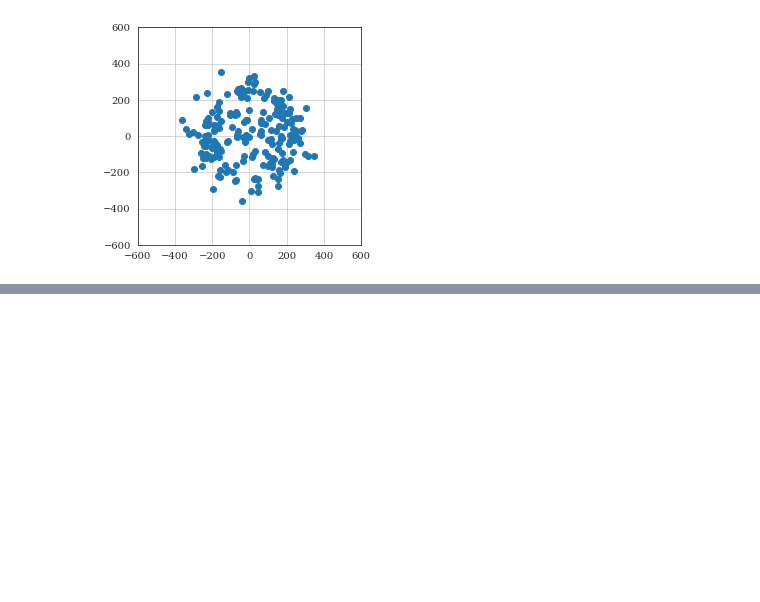
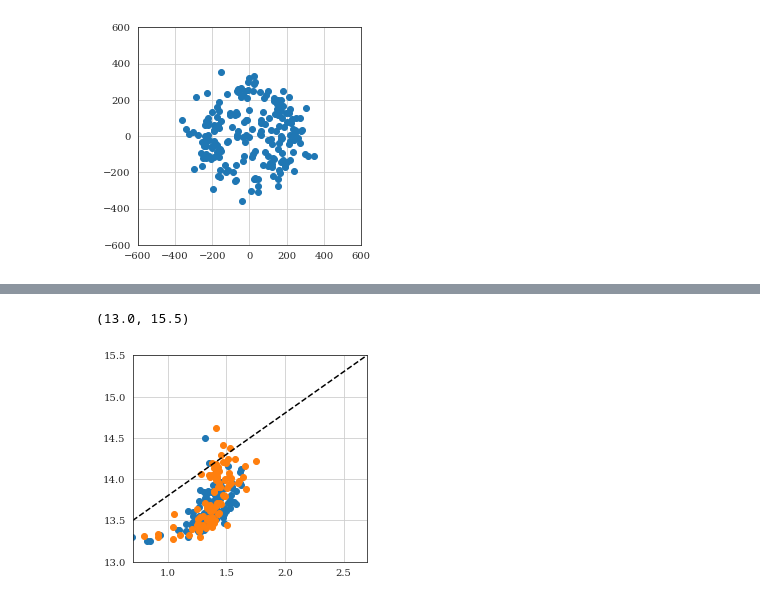
Before and after one commit to ibutsky/synthetic_spectra, a Jupyter notebook: scripts/plotting/sightline_analysis.ipynb, the cells around one changed output, grey strips where cells are left out. Cells and saved outputs as stored; diff of their text form; code cells hidden in the pictures; blank space fills up the shorter version.

```diff
--- a/scripts/plotting/sightline_analysis.ipynb
+++ b/scripts/plotting/sightline_analysis.ipynb
@@ -338,0 +467,14 @@ ax.set_ylim(-600, 600)
+# %%
+po_mask = (ion == 'OVI') & (model == 'P0')
+pocr_mask = (ion == 'OVI') & (model == 'P0agncr')
+
+fig, ax = plt.subplots(figsize = (4.2, 3.8))
+ax.plot([0.7, 2.7], [13.5, 15.5], color = 'black', linestyle = 'dashed')
+
+ax.scatter(np.log10(b[po_mask]), logN[po_mask])
+ax.scatter(np.log10(b[pocr_mask]), logN[pocr_mask])
+ax.set_xlim(0.7, 2.7)
+ax.set_ylim(13.0, 15.5)
+# %% [output]
+(13.0, 15.5)
+[figure, added]
```
Also changed, not shown: parts of 10 cells of this notebook, 7 other files.
